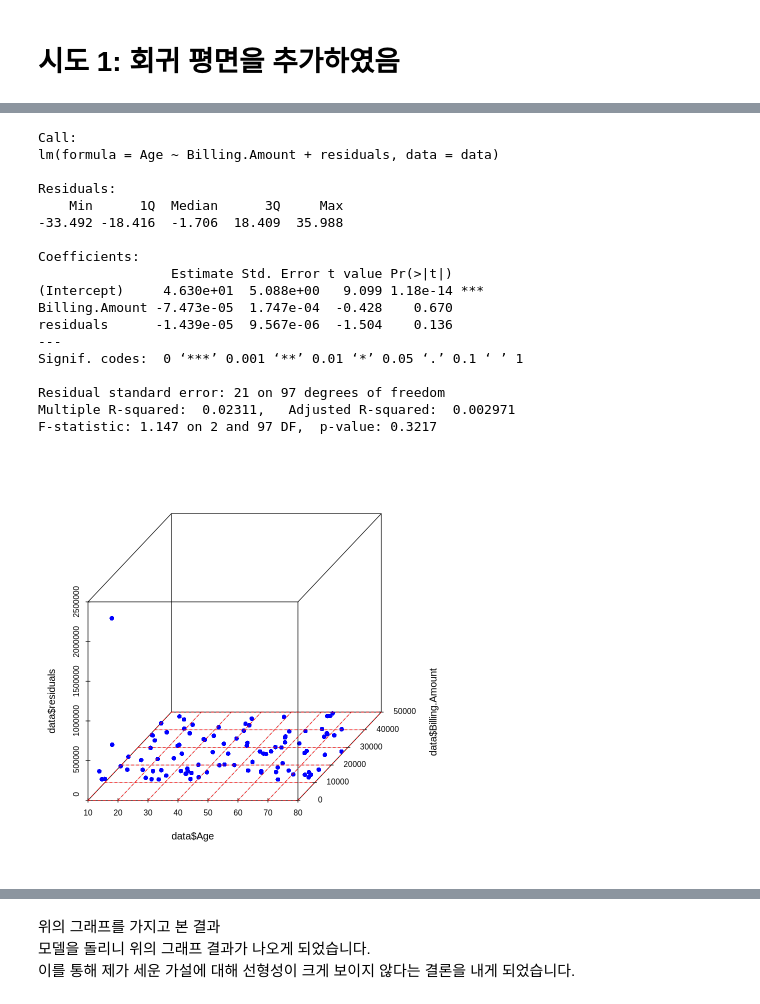
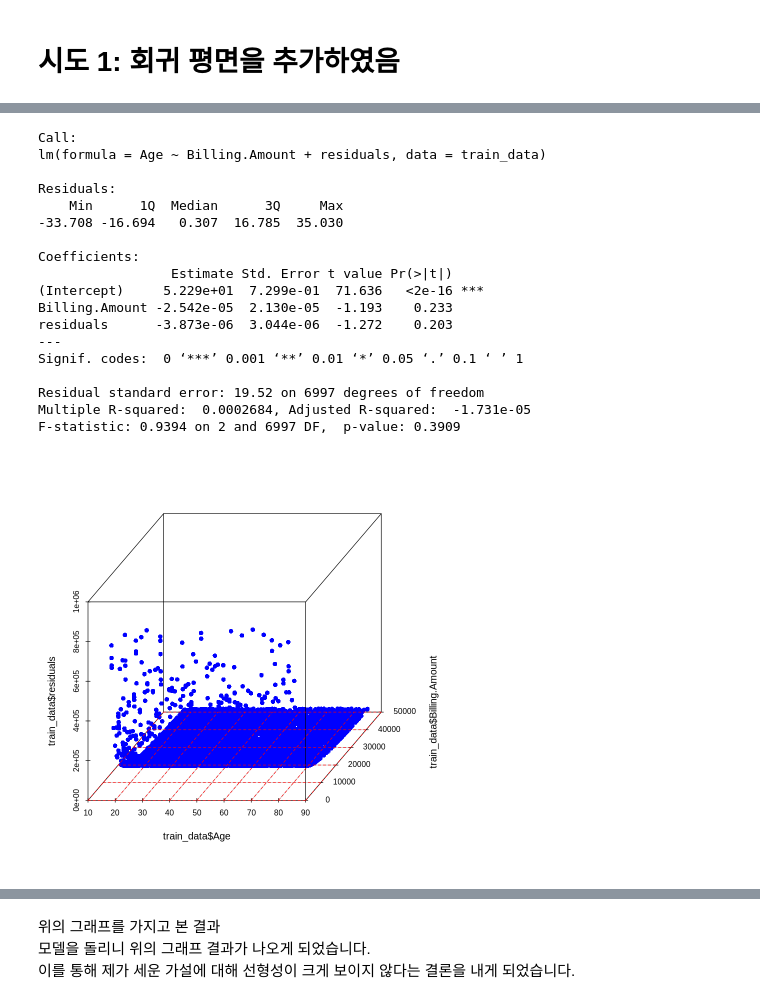
Before and after one commit to osohyun0224/BigData-Final-Project, a Jupyter notebook: MedicalData_Analyze.ipynb, the cells around one changed output, grey strips where cells are left out. Saved outputs shown, nothing was run; the diff lists cells and outputs as text; code cells hidden in the pictures.

```diff
--- a/MedicalData_Analyze.ipynb
+++ b/MedicalData_Analyze.ipynb
@@ -241,3 +221,10 @@ boxplot(data$Billing.Amount)
+# %%
+# 데이터를 훈련 세트와 테스트 세트로 분할
+# set.seed()를 사용하여 무작위 추출이 일정하게 유지되도록
+set.seed(42)
+data_split <- initial_split(data_filtered, prop = 0.7)
+train_data <- training(data_split)
+test_data <- testing(data_split)
 # %% [markdown]
 # 선형회귀모델
 # %%
@@ -306,10 +297,7 @@ Installing package into ‘/usr/local/lib/R/site-library’
 # %%
 # 차원 증가
 # (평균((나이 - 청구금액)^2)) / 청구금액
-
-data <- data.frame(Age = runif(100, 10, 80), Billing.Amount = runif(100, 200, 50000))
-
 # Mean Sqaured Error를 갖고 잔차를 구함
-data$residuals <- mean((data$Age - data$Billing.Amount)^2)/data$Billing.Amount
-data$residuals
+train_data$residuals <- mean((train_data$Age - train_data$Billing.Amount)^2)/train_data$Billing.Amount
+train_data$residuals
 # %% [output]
@@ -363,35 +325,35 @@ A data.frame: 100 × 3
 # %%
 # 선형 회귀 모델을 구축
-model <- lm(Age ~ Billing.Amount + residuals, data = data)
+model <- lm(Age ~ Billing.Amount + residuals, data = train_data)
 summary(model)
 
 # 3D 스캐터 플롯을 그림
-s3d <- scatterplot3d(data$Age, data$Billing.Amount, data$residuals, color = "blue", pch = 16)
+s3d <- scatterplot3d(train_data$Age, train_data$Billing.Amount, train_data$residuals, color = "blue", pch = 16)
 
 # 회귀 평면을 추가
 intercept <- coef(model)[1]  # 절편
 slope <- coef(model)[2]      # 기울기
 
 # 회귀 평면 추가 , 색상을 지정하고 투명도 옵션은 제거
 # s3d$plane3d(intercept, slope, 0, col = "red")
 s3d$plane3d(coef(model), col="red")
 # %% [output]
 Call:
-lm(formula = Age ~ Billing.Amount + residuals, data = data)
+lm(formula = Age ~ Billing.Amount + residuals, data = train_data)
 
 Residuals:
     Min      1Q  Median      3Q     Max
--33.492 -18.416  -1.706  18.409  35.988
+-33.708 -16.694   0.307  16.785  35.030
 
 Coefficients:
                  Estimate Std. Error t value Pr(>|t|)
-(Intercept)     4.630e+01  5.088e+00   9.099 1.18e-14 ***
-Billing.Amount -7.473e-05  1.747e-04  -0.428    0.670
-residuals      -1.439e-05  9.567e-06  -1.504    0.136
+(Intercept)     5.229e+01  7.299e-01  71.636   <2e-16 ***
+Billing.Amount -2.542e-05  2.130e-05  -1.193    0.233
+residuals      -3.873e-06  3.044e-06  -1.272    0.203
 ---
 Signif. codes:  0 ‘***’ 0.001 ‘**’ 0.01 ‘*’ 0.05 ‘.’ 0.1 ‘ ’ 1
 
-Residual standard error: 21 on 97 degrees of freedom
-Multiple R-squared:  0.02311,   Adjusted R-squared:  0.002971
-F-statistic: 1.147 on 2 and 97 DF,  p-value: 0.3217
+Residual standard error: 19.52 on 6997 degrees of freedom
+Multiple R-squared:  0.0002684, Adjusted R-squared:  -1.731e-05
+F-statistic: 0.9394 on 2 and 6997 DF,  p-value: 0.3909
-[figure, old version]
+[figure, new version]
```
Also changed, not shown: parts of 12 cells of this notebook.
